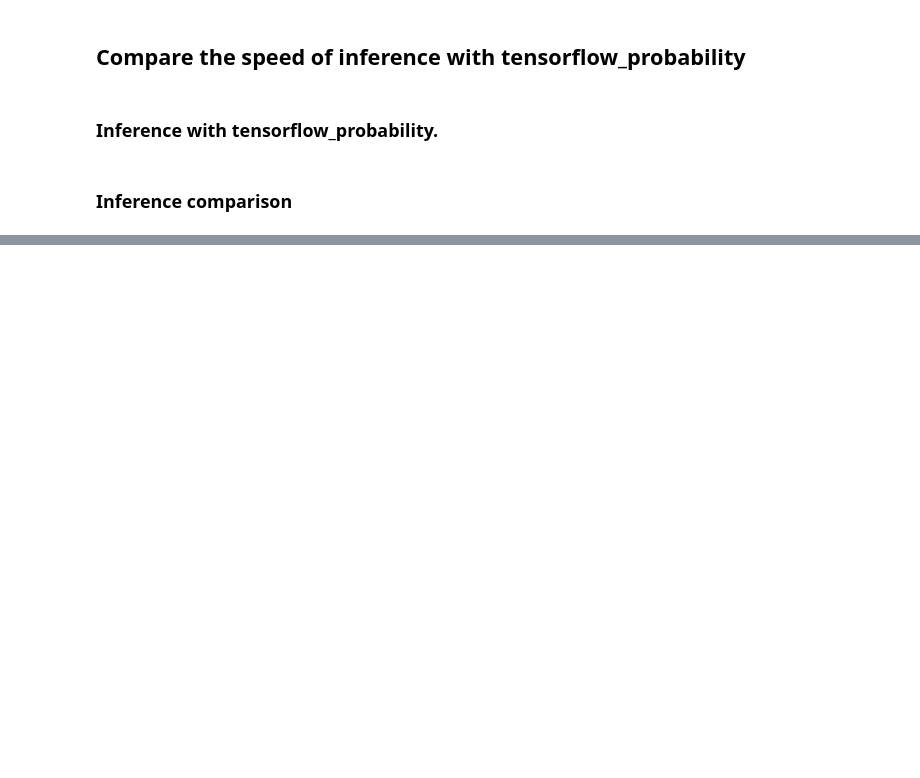
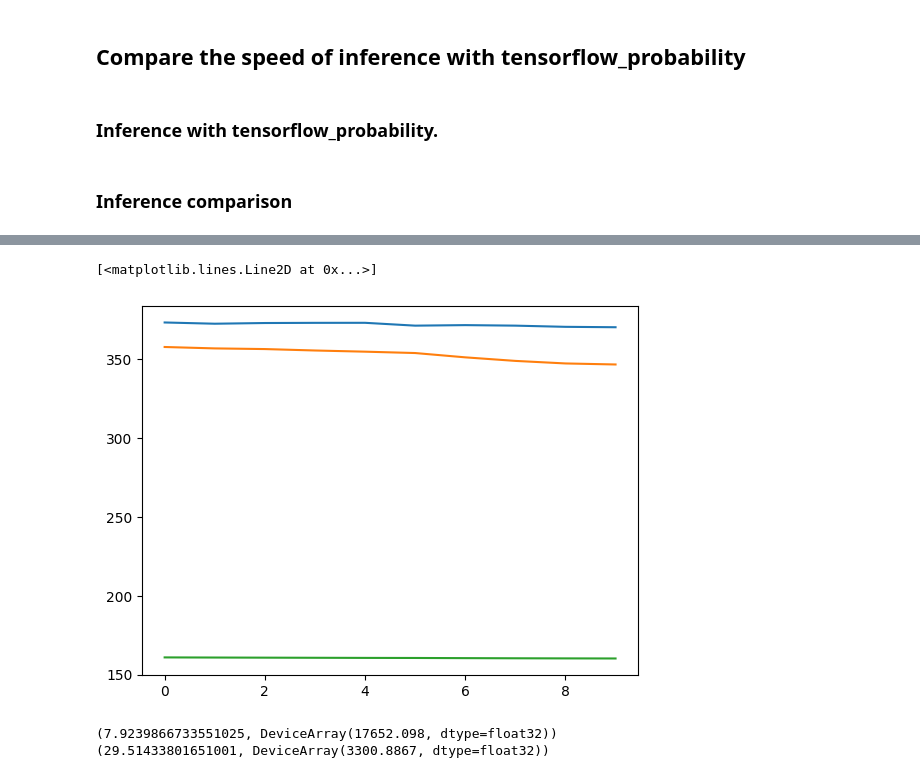
Before and after one commit to probml/sts-jax, a Jupyter notebook: sts_jax/structural_time_series/demos/sts_poisson_demo.ipynb, the cells around one changed output, grey strips where cells are left out. Drawn from its saved outputs; the diff is of its cells as text; code cells hidden in the pictures; blank space fills up the shorter version.

Commit message:
comparison

```diff
--- a/sts_jax/structural_time_series/demos/sts_poisson_demo.ipynb
+++ b/sts_jax/structural_time_series/demos/sts_poisson_demo.ipynb
@@ -197,10 +197,9 @@ def mcmc_sampler(model, num_results=500, num_burnin_steps=100):
 # %% [markdown]
 ### Inference comparison
 # %%
-def inference_comparison(num_training_steps, num_forecast_steps, key):
+def inference_comparison(num_training_steps, num_forecast_steps, key=jr.PRNGKey(5)):
     # Generate the synthetic dataset.
-    keys = jr.split(key, 3)
-    counts_training, rates_forecast = generate_data(num_training_steps, num_forecast_steps, keys[0])
+    counts_training, rates_forecast = generate_data(num_training_steps, num_forecast_steps, key)
     rates_forecast = rates_forecast.squeeze()
 
     # Learn the parameter with dynamax
@@ -242,5 +241,5 @@ def inference_comparison(num_training_steps, num_forecast_steps, key):
     forecasts_tfp = jnp.array(forecasts_tfp).squeeze()
     forecast_err_tfp = jnp.mean((forecasts_tfp-rates_forecast)**2)
 
-    return (t_dynamax, forecast_err_dynamax), (t_tfp, forecast_err_tfp)
+    return counts_training, rates_forecast, forecasts_dynamax.mean(0), forecasts_tfp.mean(0), (t_dynamax, forecast_err_dynamax), (t_tfp, forecast_err_tfp)
 # %%
@@ -249,0 +248,2 @@ keys = jr.split(jr.PRNGKey(0), 5)
+# %%
+a, b, c, d, e, f = inference_comparison(100, 10)
@@ -250,2 +252,15 @@ keys = jr.split(jr.PRNGKey(0), 5)
+# %%
+plt.plot(b)
+plt.plot(c)
+plt.plot(d)
+# %% [output]
+[<matplotlib.lines.Line2D at 0x...>]
+[figure, added]
+# %%
+print(c)
+print(d)
+# %% [output]
+(7.9239866733551025, DeviceArray(17652.098, dtype=float32))
+(29.51433801651001, DeviceArray(3300.8867, dtype=float32))
 # %%
 (t_dynamax, forecast_err_dynamax), (t_tfp, forecast_err_tfp) = vmap(inference_comparison)(
```
Also changed, not shown: parts of 10 cells of this notebook.
